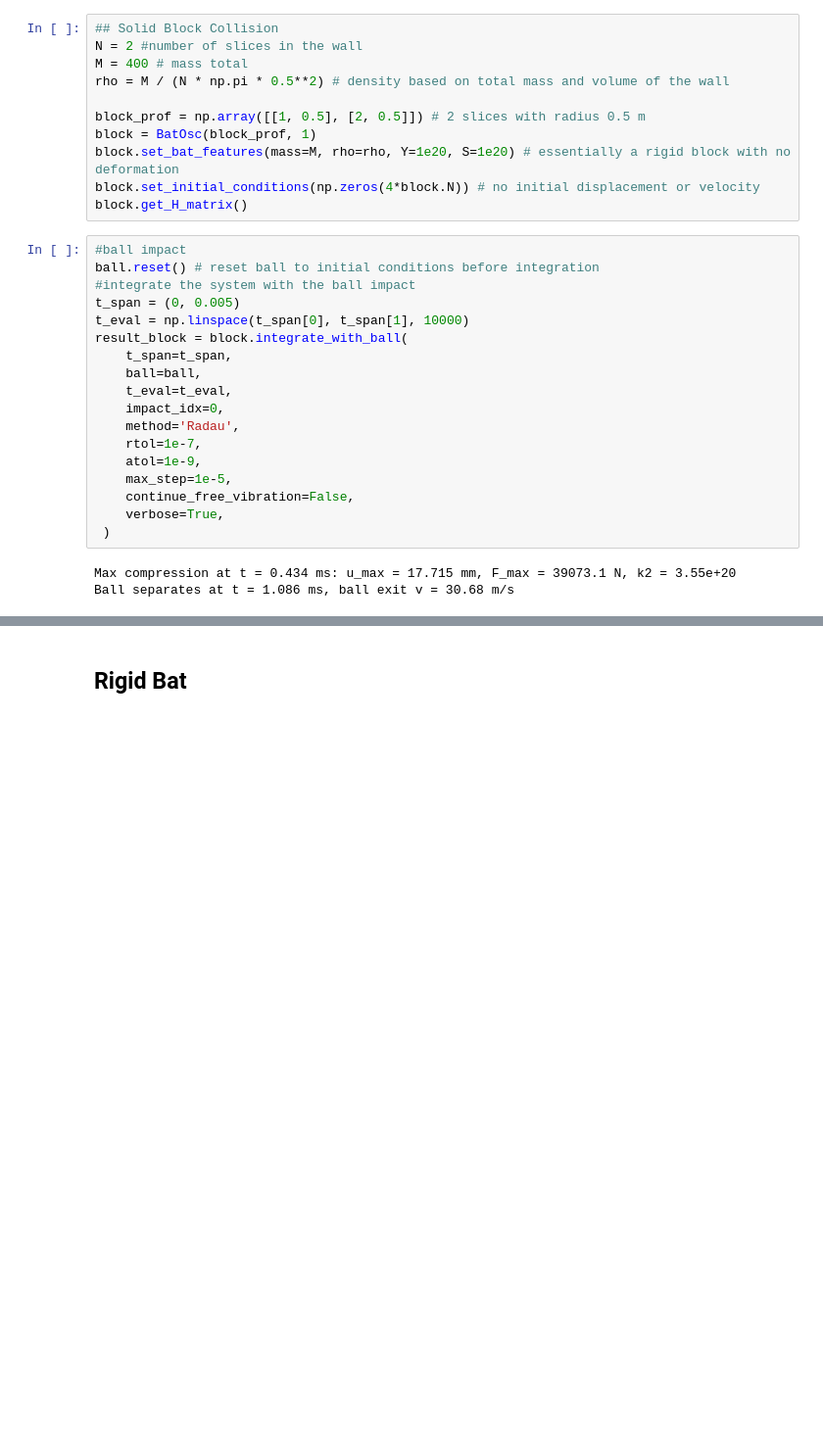
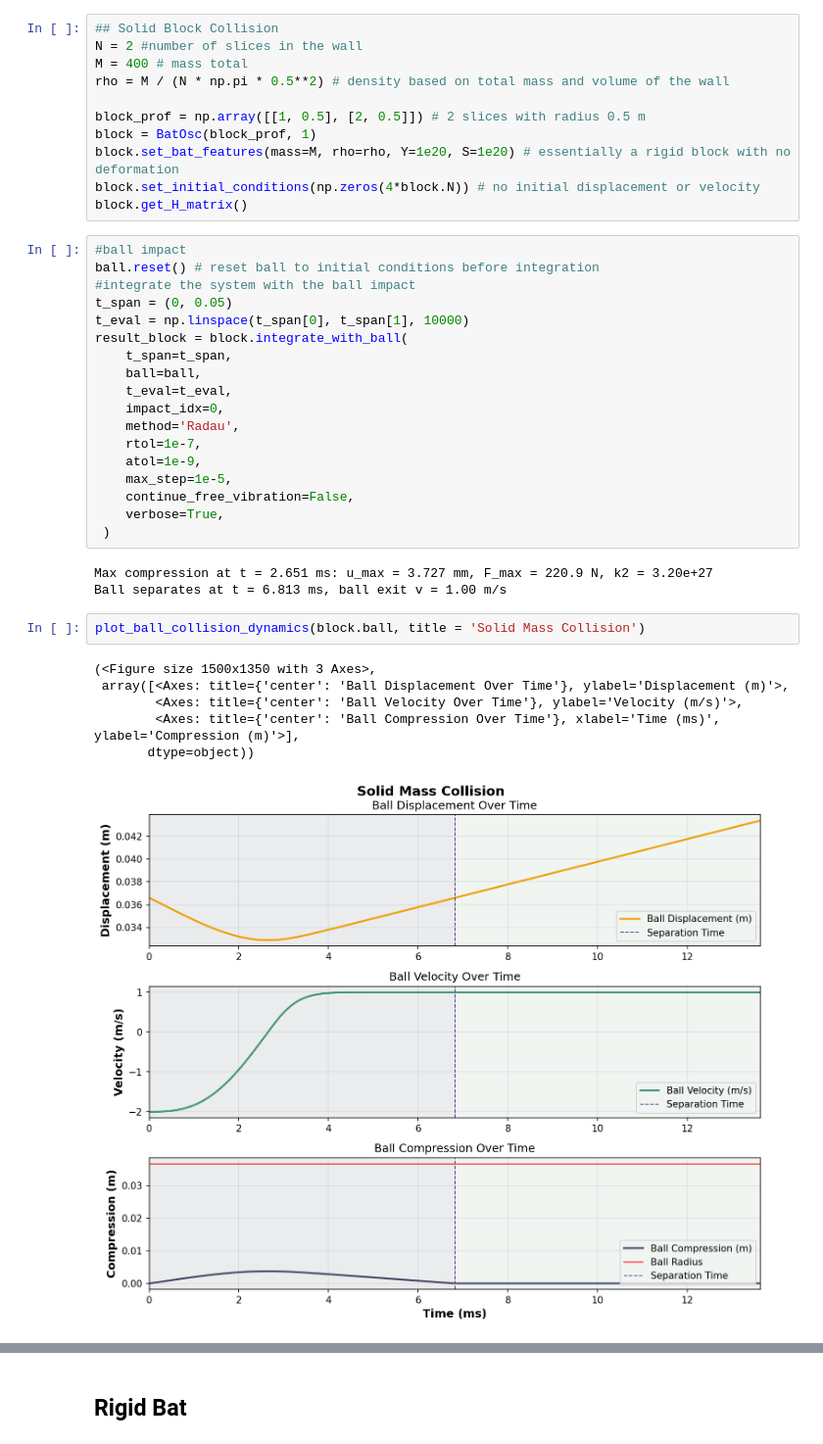
Before and after one commit to navawolfish/bat-ball-collision-model, a Jupyter notebook: intgrate_ball.ipynb, the cells around one changed output, grey strips where cells are left out. Shown at 98% size. Drawn from its saved outputs; the diff is of its cells as text; blank space fills up the shorter version.

```diff
--- a/intgrate_ball.ipynb
+++ b/intgrate_ball.ipynb
@@ -141,7 +144,7 @@ block.get_H_matrix()
 #ball impact
 ball.reset() # reset ball to initial conditions before integration
 #integrate the system with the ball impact
-t_span = (0, 0.005)
+t_span = (0, 0.05)
 t_eval = np.linspace(t_span[0], t_span[1], 10000)
 result_block = block.integrate_with_ball(
     t_span=t_span,
@@ -156,8 +159,17 @@ result_block = block.integrate_with_ball(
     verbose=True,
  )
 # %% [output]
-Max compression at t = 0.434 ms: u_max = 17.715 mm, F_max = 39073.1 N, k2 = 3.55e+20
-Ball separates at t = 1.086 ms, ball exit v = 30.68 m/s
+Max compression at t = 2.651 ms: u_max = 3.727 mm, F_max = 220.9 N, k2 = 3.20e+27
+Ball separates at t = 6.813 ms, ball exit v = 1.00 m/s
+# %%
+plot_ball_collision_dynamics(block.ball, title = 'Solid Mass Collision')
+# %% [output]
+(<Figure size 1500x1350 with 3 Axes>,
+ array([<Axes: title={'center': 'Ball Displacement Over Time'}, ylabel='Displacement (m)'>,
+        <Axes: title={'center': 'Ball Velocity Over Time'}, ylabel='Velocity (m/s)'>,
+        <Axes: title={'center': 'Ball Compression Over Time'}, xlabel='Time (ms)', ylabel='Compression (m)'>],
+       dtype=object))
+[figure, added]
 # %%
 #(COR-m/M)/(1+m/M)
 expected_v_ratio = (ball.e0 - ball.mass/block.mass) / (1 + ball.mass/block.mass)
```
Also changed, not shown: parts of 16 cells of this notebook, 13 other files.
